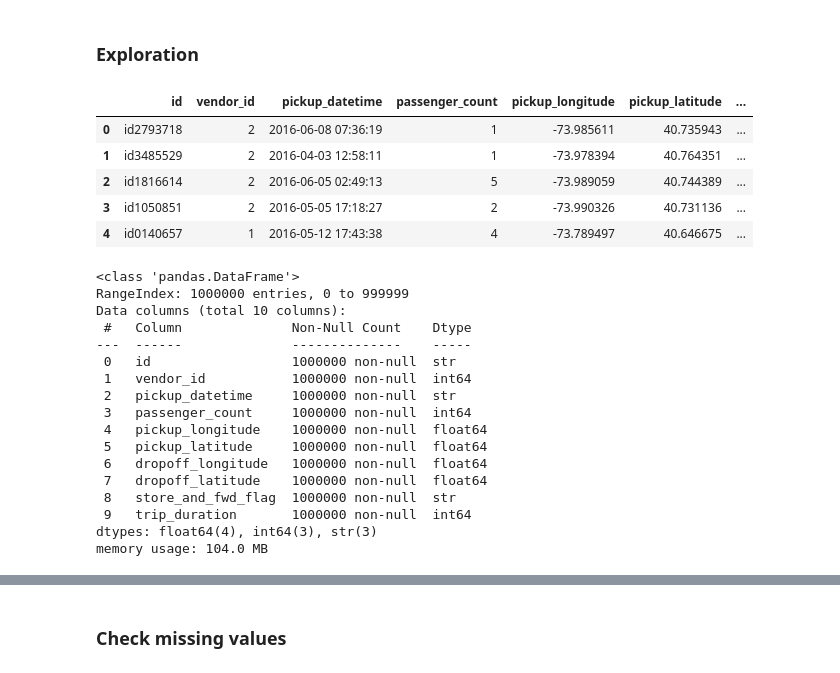
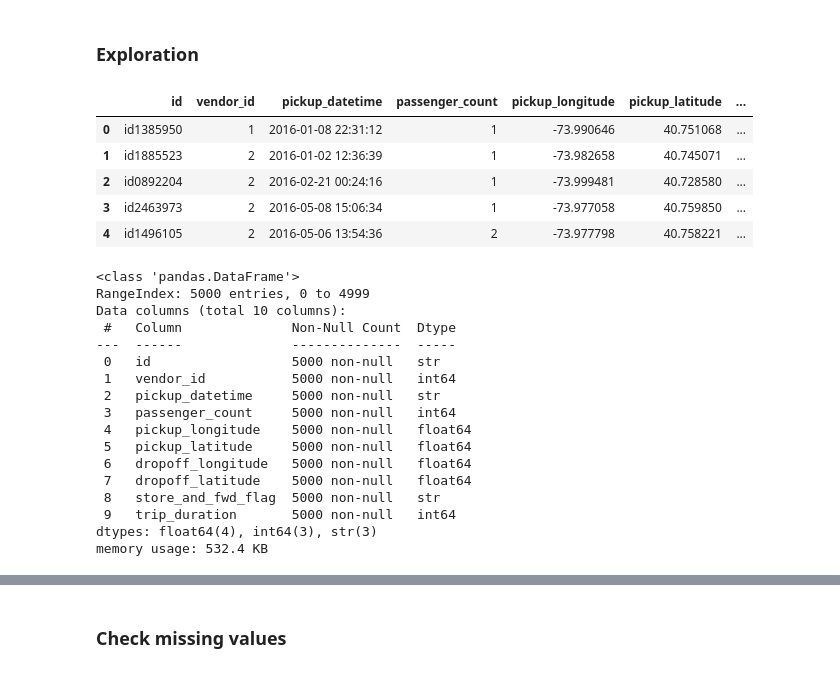
Before and after one commit to MRSHEPOXRobot/NYC_Trip_Duration, a Jupyter notebook: src/notebooks/EDA.ipynb, the cells around one changed output, grey strips where cells are left out. Saved outputs shown, nothing was run; the diff lists cells and outputs as text; code cells hidden in the pictures.

```diff
--- a/src/notebooks/EDA.ipynb
+++ b/src/notebooks/EDA.ipynb
@@ -36,35 +36,35 @@ import numpy as np
 import matplotlib.pyplot as plt
 import seaborn as sns
 # %%
-df = pd.read_csv('../data/split/train.csv')
+df = pd.read_csv('../data/train.csv')
 df.head()
 # %% [output]
 |  | id | vendor_id | pickup_datetime | passenger_count | pickup_longitude | pickup_latitude | ... |
-| 0 | id2793718 | 2 | 2016-06-08 07:36:19 | 1 | -73.985611 | 40.735943 | ... |
-| 1 | id3485529 | 2 | 2016-04-03 12:58:11 | 1 | -73.978394 | 40.764351 | ... |
-| 2 | id1816614 | 2 | 2016-06-05 02:49:13 | 5 | -73.989059 | 40.744389 | ... |
-| 3 | id1050851 | 2 | 2016-05-05 17:18:27 | 2 | -73.990326 | 40.731136 | ... |
-| 4 | id0140657 | 1 | 2016-05-12 17:43:38 | 4 | -73.789497 | 40.646675 | ... |
+| 0 | id1385950 | 1 | 2016-01-08 22:31:12 | 1 | -73.990646 | 40.751068 | ... |
+| 1 | id1885523 | 2 | 2016-01-02 12:36:39 | 1 | -73.982658 | 40.745071 | ... |
+| 2 | id0892204 | 2 | 2016-02-21 00:24:16 | 1 | -73.999481 | 40.728580 | ... |
+| 3 | id2463973 | 2 | 2016-05-08 15:06:34 | 1 | -73.977058 | 40.759850 | ... |
+| 4 | id1496105 | 2 | 2016-05-06 13:54:36 | 2 | -73.977798 | 40.758221 | ... |
 # %%
 df.info()
 # %% [output]
 <class 'pandas.DataFrame'>
-RangeIndex: 1000000 entries, 0 to 999999
+RangeIndex: 5000 entries, 0 to 4999
 Data columns (total 10 columns):
- #   Column              Non-Null Count    Dtype
----  ------              --------------    -----
- 0   id                  1000000 non-null  str
- 1   vendor_id           1000000 non-null  int64
- 2   pickup_datetime     1000000 non-null  str
- 3   passenger_count     1000000 non-null  int64
- 4   pickup_longitude    1000000 non-null  float64
- 5   pickup_latitude     1000000 non-null  float64
- 6   dropoff_longitude   1000000 non-null  float64
- 7   dropoff_latitude    1000000 non-null  float64
- 8   store_and_fwd_flag  1000000 non-null  str
- 9   trip_duration       1000000 non-null  int64
+ #   Column              Non-Null Count  Dtype
+---  ------              --------------  -----
+ 0   id                  5000 non-null   str
+ 1   vendor_id           5000 non-null   int64
+ 2   pickup_datetime     5000 non-null   str
+ 3   passenger_count     5000 non-null   int64
+ 4   pickup_longitude    5000 non-null   float64
+ 5   pickup_latitude     5000 non-null   float64
+ 6   dropoff_longitude   5000 non-null   float64
+ 7   dropoff_latitude    5000 non-null   float64
+ 8   store_and_fwd_flag  5000 non-null   str
+ 9   trip_duration       5000 non-null   int64
 dtypes: float64(4), int64(3), str(3)
-memory usage: 104.0 MB
+memory usage: 532.4 KB
 # %%
 df.describe()
 # %% [output]
```
Also changed, not shown: parts of 45 cells of this notebook.
